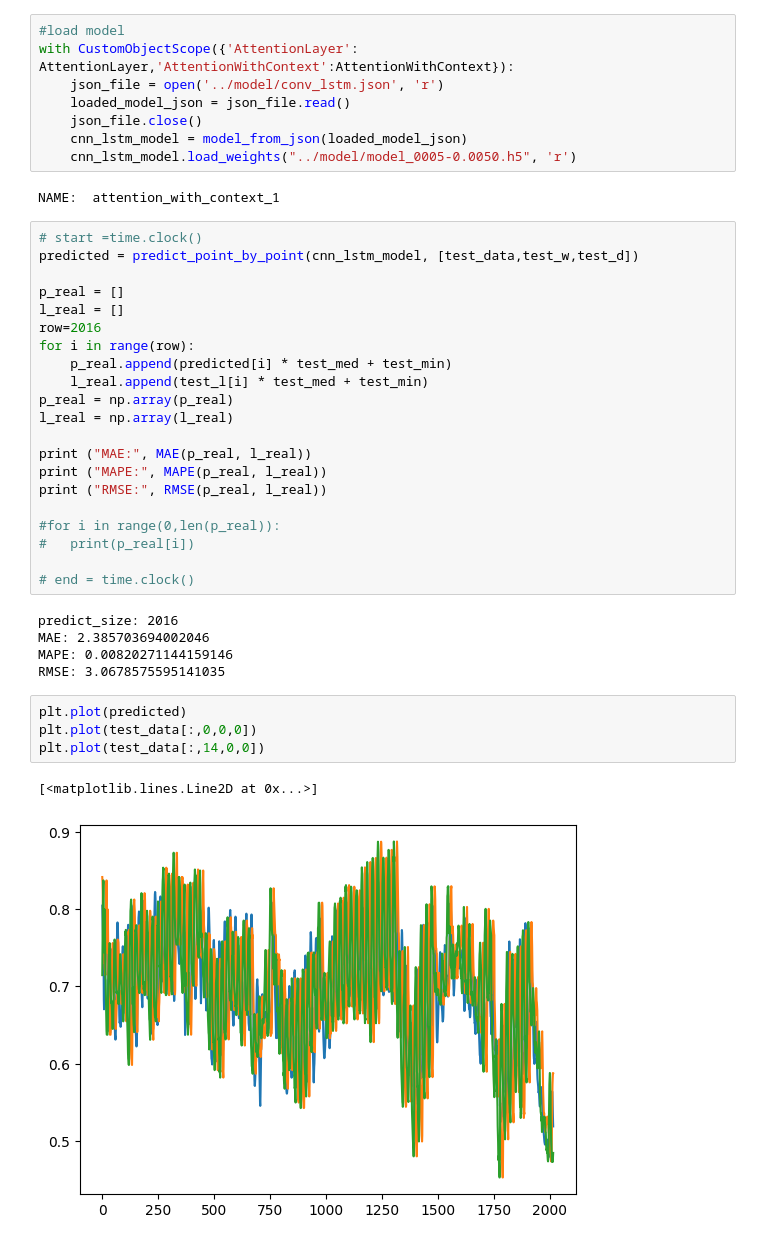
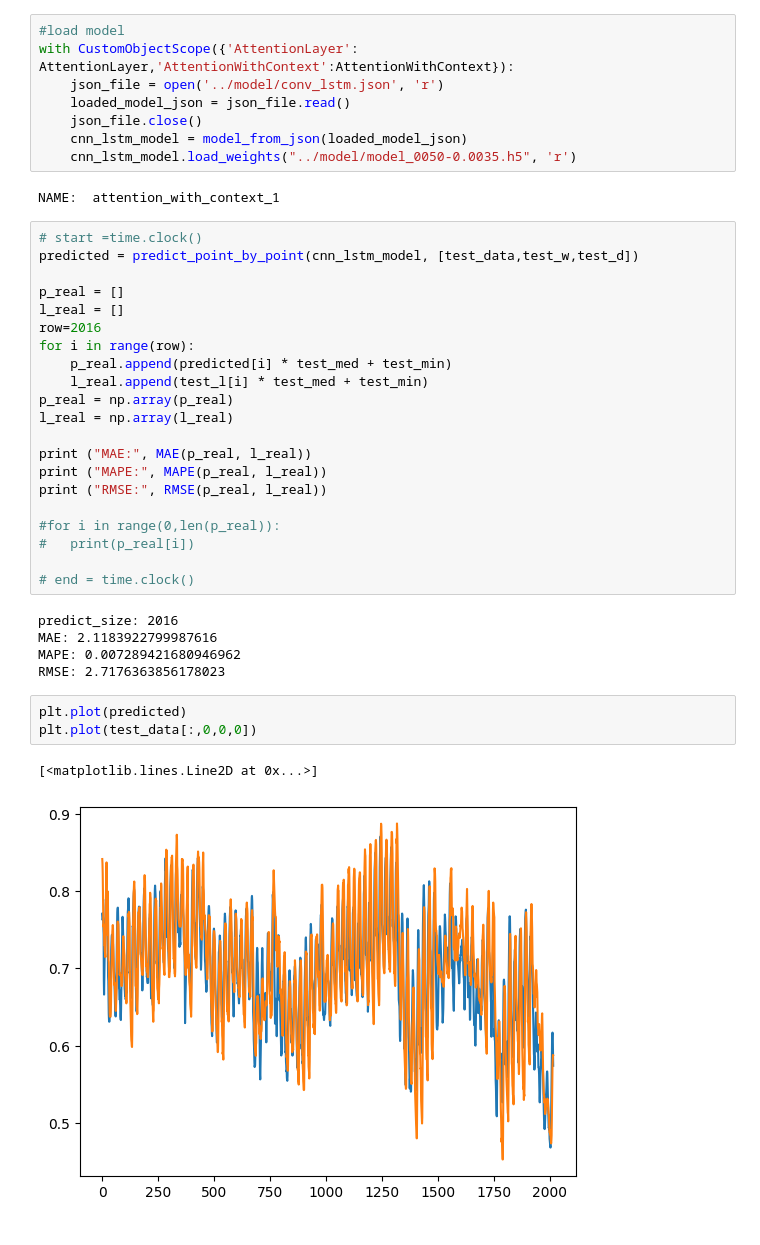
Before and after one commit to eindH/AT-Conv-LSTM, a Jupyter notebook: notebooks/prediction.ipynb, the cells around one changed output. Cells and saved outputs as stored; diff of their text form.

```diff
--- a/notebooks/prediction.ipynb
+++ b/notebooks/prediction.ipynb
@@ -65,7 +63,7 @@ with CustomObjectScope({'AttentionLayer': AttentionLayer,'AttentionWithContext':
 	loaded_model_json = json_file.read()
 	json_file.close()
 	cnn_lstm_model = model_from_json(loaded_model_json)
-	cnn_lstm_model.load_weights("../model/model_0005-0.0050.h5", 'r')
+	cnn_lstm_model.load_weights("../model/model_0050-0.0035.h5", 'r')
 # %% [output]
 NAME:  attention_with_context_1
 # %%
@@ -91,13 +89,12 @@ print ("RMSE:", RMSE(p_real, l_real))
 # end = time.clock()
 # %% [output]
 predict_size: 2016
-MAE: 2.385703694002046
-MAPE: 0.00820271144159146
-RMSE: 3.0678575595141035
+MAE: 2.1183922799987616
+MAPE: 0.007289421680946962
+RMSE: 2.7176363856178023
 # %%
 plt.plot(predicted)
 plt.plot(test_data[:,0,0,0])
-plt.plot(test_data[:,14,0,0])
 # %% [output]
 [<matplotlib.lines.Line2D at 0x...>]
-[figure, old version]
+[figure, new version]
```
Also changed, not shown: parts of 1 cell of this notebook, 4 other files.
